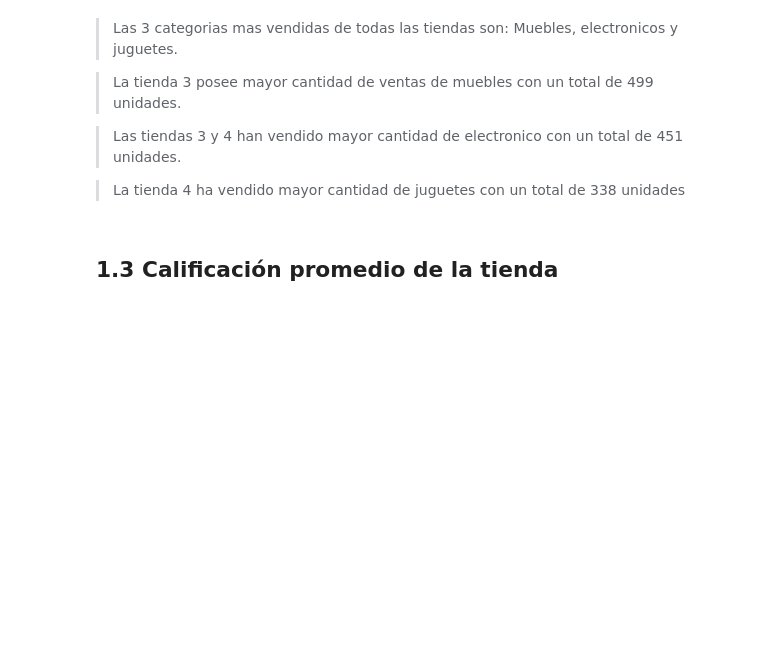
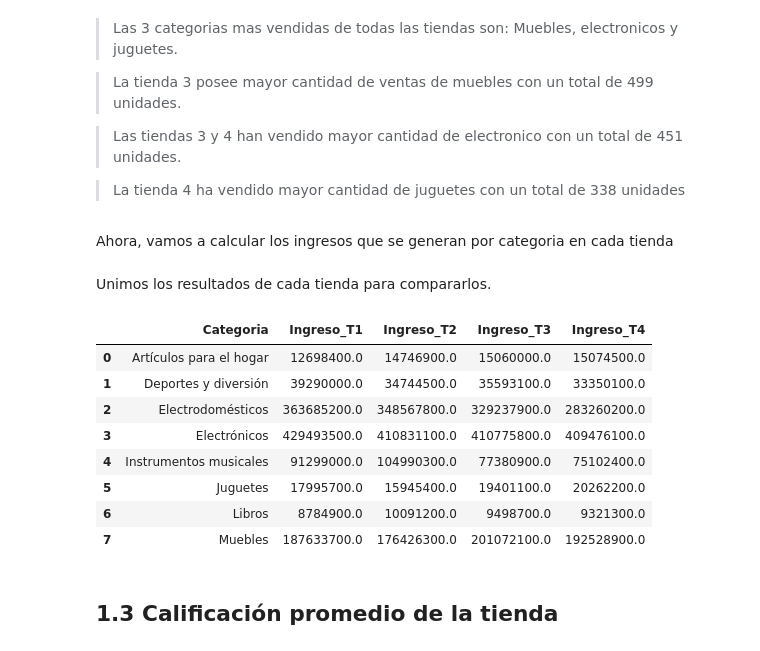
Before and after one commit to jbernalg/challenge-store, a Jupyter notebook: AluraStoreLatam.ipynb, the cells around one changed output. Saved outputs shown, nothing was run; the diff lists cells and outputs as text; code cells hidden in the pictures; blank space fills up the shorter version.

```diff
--- a/AluraStoreLatam.ipynb
+++ b/AluraStoreLatam.ipynb
@@ -141,3 +149,5 @@ df_categorias_tiendas
 > Las tiendas 3 y 4 han vendido mayor cantidad de electronico con un total de 451 unidades.
 
 > La tienda 4 ha vendido mayor cantidad de juguetes con un total de 338 unidades
+# %% [markdown]
+Ahora, vamos a calcular los ingresos que se generan por categoria en cada tienda
@@ -144,3 +170,21 @@ df_categorias_tiendas
+# %% [markdown]
+Unimos los resultados de cada tienda para compararlos.
+# %%
+from functools import reduce
+
+ingresosC_df = [ingreso_categoria_T1, ingreso_categoria_T2, ingreso_categoria_T3, ingreso_categoria_T4]
+ingresosC_tiendas = reduce(lambda left, right: pd.merge(left, right, on='Categoria'), ingresosC_df)
+ingresosC_tiendas
+# %% [output]
+|  | Categoria | Ingreso_T1 | Ingreso_T2 | Ingreso_T3 | Ingreso_T4 |
+| 0 | Artículos para el hogar | 12698400.0 | 14746900.0 | 15060000.0 | 15074500.0 |
+| 1 | Deportes y diversión | 39290000.0 | 34744500.0 | 35593100.0 | 33350100.0 |
+| 2 | Electrodomésticos | 363685200.0 | 348567800.0 | 329237900.0 | 283260200.0 |
+| 3 | Electrónicos | 429493500.0 | 410831100.0 | 410775800.0 | 409476100.0 |
+| 4 | Instrumentos musicales | 91299000.0 | 104990300.0 | 77380900.0 | 75102400.0 |
+| 5 | Juguetes | 17995700.0 | 15945400.0 | 19401100.0 | 20262200.0 |
+| 6 | Libros | 8784900.0 | 10091200.0 | 9498700.0 | 9321300.0 |
+| 7 | Muebles | 187633700.0 | 176426300.0 | 201072100.0 | 192528900.0 |
 # %% [markdown]
 ## 1.3 Calificación promedio de la tienda
 # %% [markdown]
```
Also changed, not shown: parts of 15 cells of this notebook.
